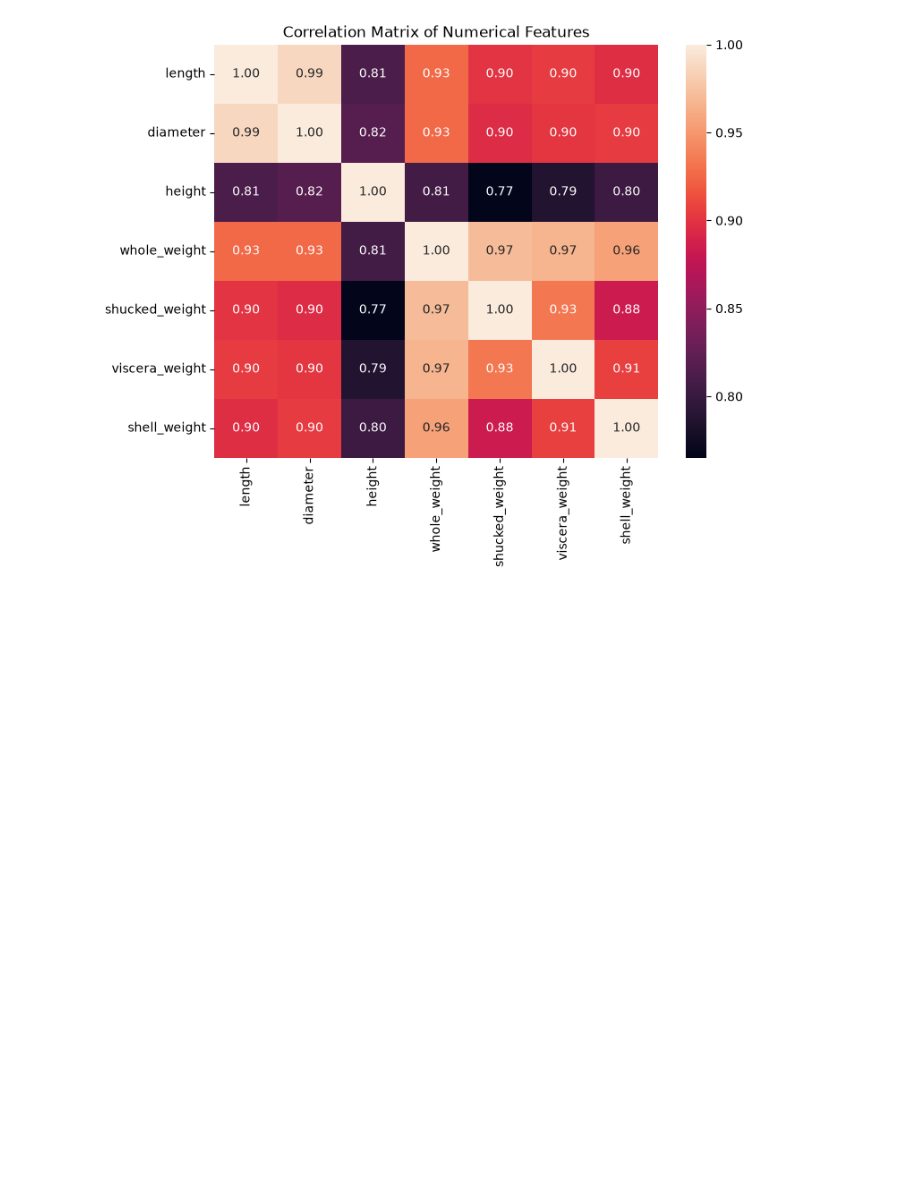
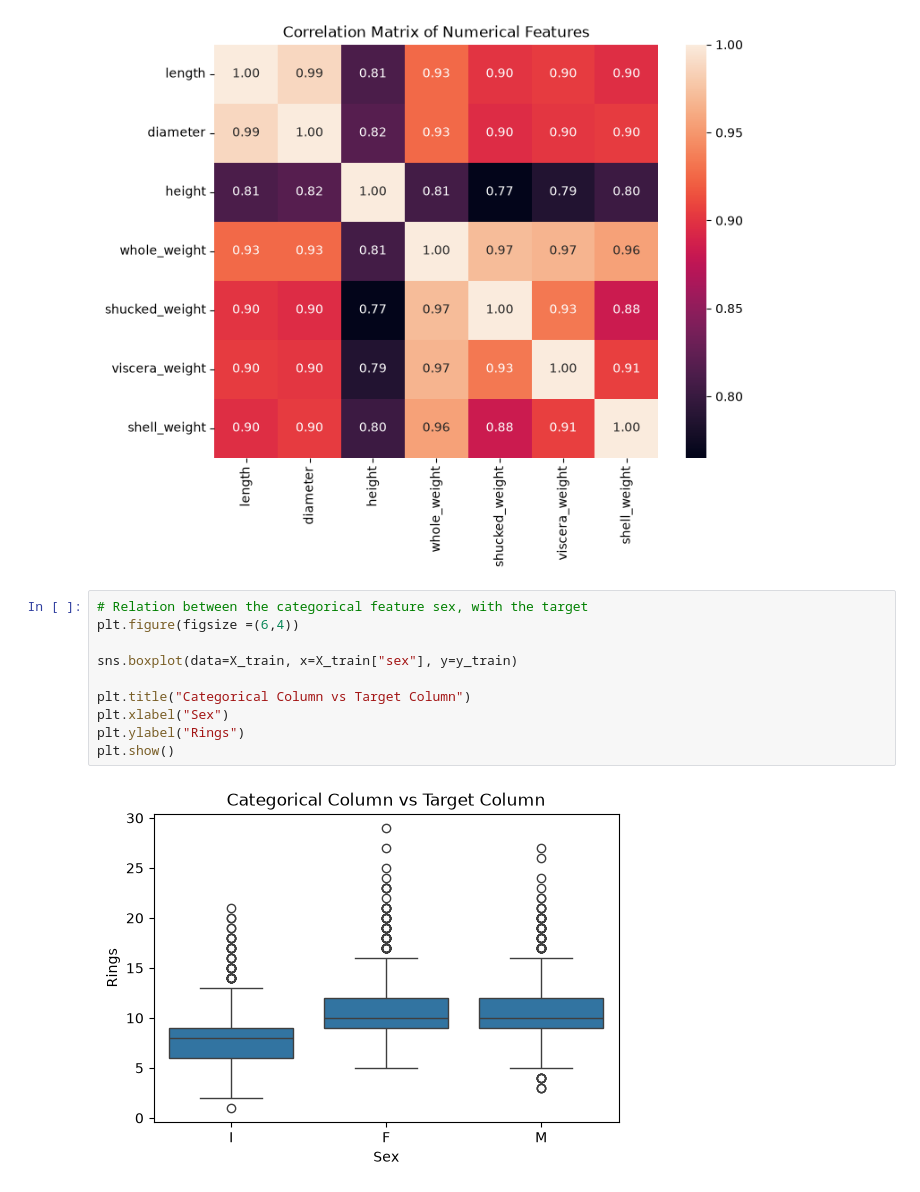
Before and after one commit to OleSuyaye/abalone-age-prediction-knn, a Jupyter notebook: notebooks/01_knn_regression_abalone.ipynb, the cells around one changed output. Cells and saved outputs as stored; diff of their text form; blank space fills up the shorter version.

```diff
--- a/notebooks/01_knn_regression_abalone.ipynb
+++ b/notebooks/01_knn_regression_abalone.ipynb
@@ -262,3 +262,15 @@ plt.title("Correlation Matrix of Numerical Features")
 plt.show()
 # %% [output]
 [figure]
+# %%
+# Relation between the categorical feature sex, with the target
+plt.figure(figsize =(6,4))
+
+sns.boxplot(data=X_train, x=X_train["sex"], y=y_train)
+
+plt.title("Categorical Column vs Target Column")
+plt.xlabel("Sex")
+plt.ylabel("Rings")
+plt.show()
+# %% [output]
+[figure, added]
```
